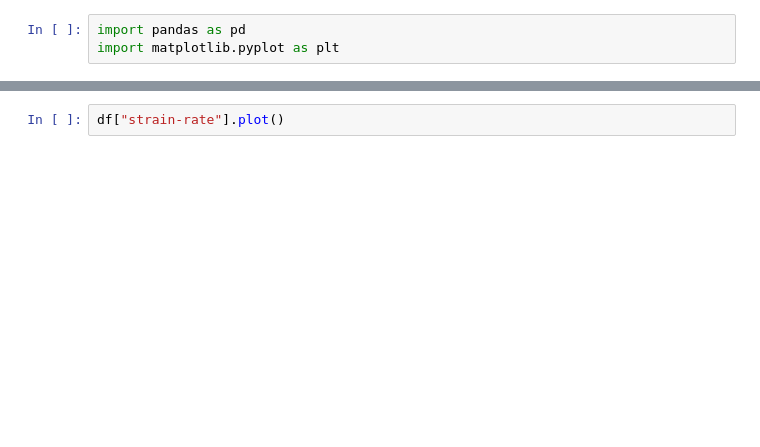
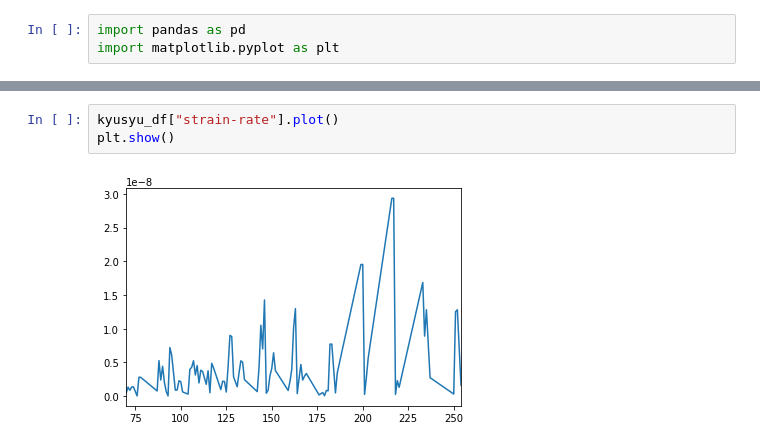
Before and after one commit to ta7uw/Fault-Activity, a Jupyter notebook: strain_rate_data.ipynb, the cells around one changed output, grey strips where cells are left out. Saved outputs shown, nothing was run; the diff lists cells and outputs as text; blank space fills up the shorter version.

```diff
--- a/strain_rate_data.ipynb
+++ b/strain_rate_data.ipynb
@@ -37,3 +42,6 @@ max      2.527800e-06
 Name: strain-rate, dtype: float64
 # %%
-df["strain-rate"].plot()
+kyusyu_df["strain-rate"].plot()
+plt.show()
+# %% [output]
+[figure, added]
```
Also changed, not shown: parts of 5 cells of this notebook.
